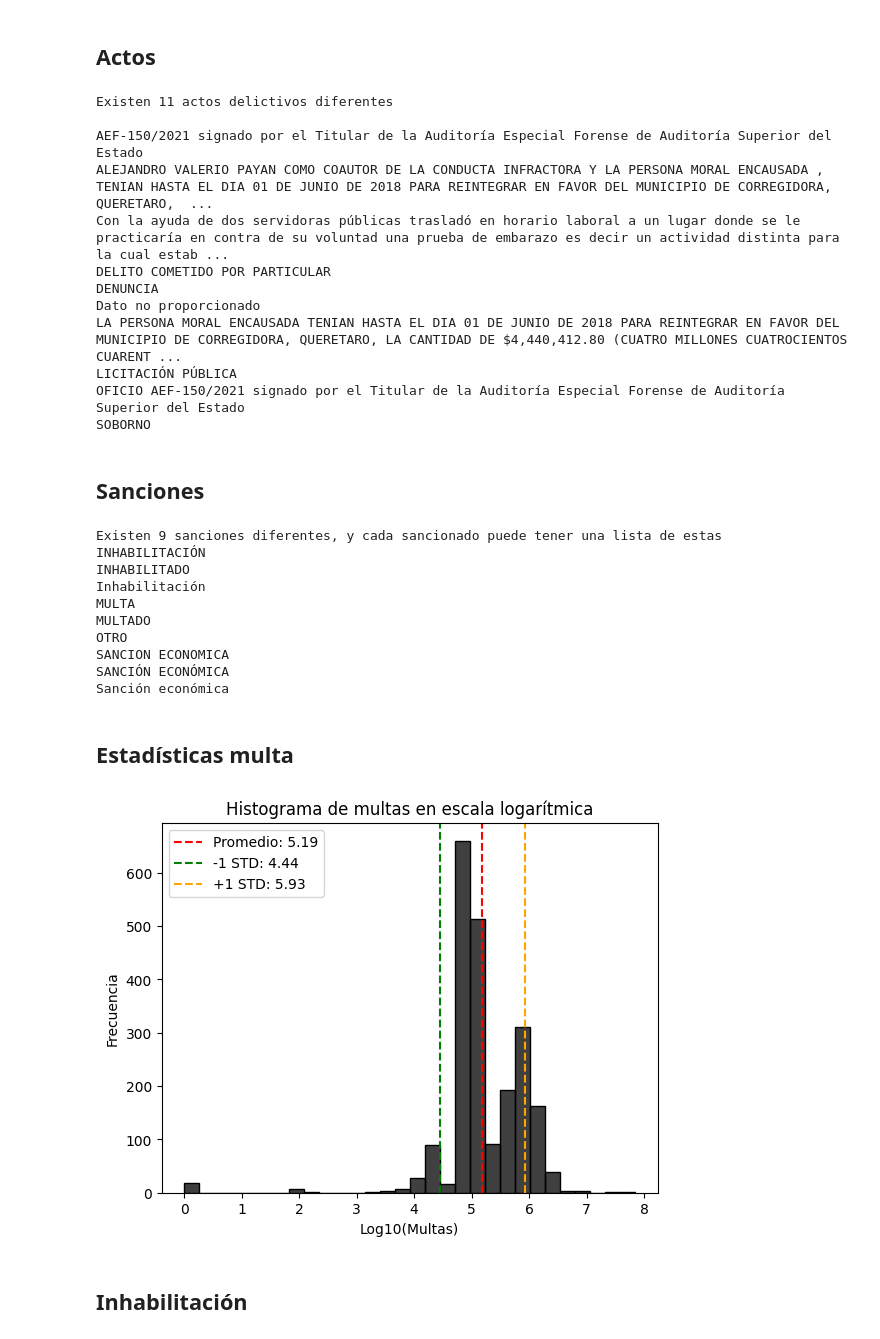
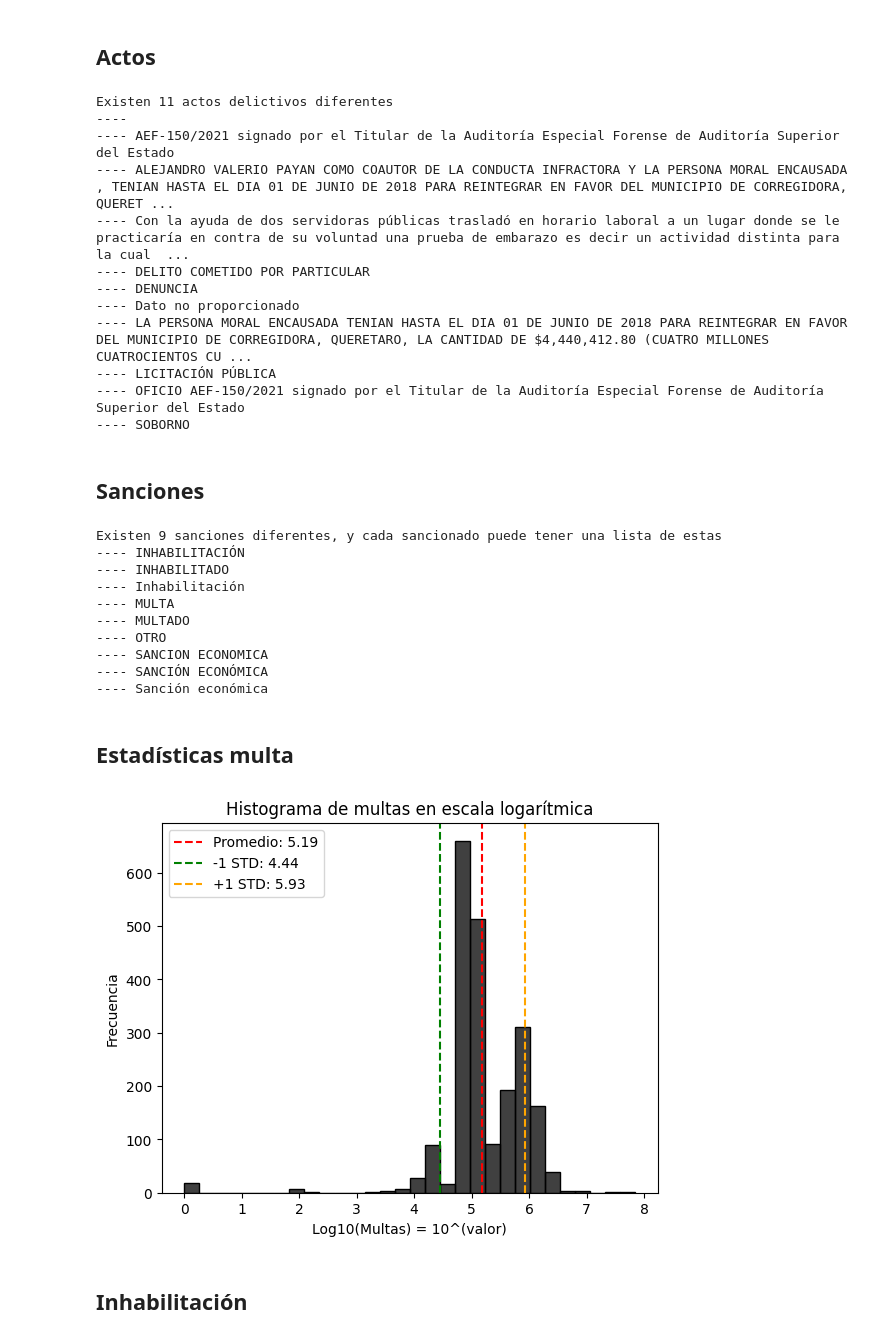
Before and after one commit to uumaaa/Dataton2024, a Jupyter notebook: s3p_unique.ipynb, the cells around one changed output. Drawn from its saved outputs; the diff is of its cells as text; code cells hidden in the pictures.

```diff
--- a/s3p_unique.ipynb
+++ b/s3p_unique.ipynb
@@ -141,20 +125,20 @@ for index,row in total_df.iterrows():
 
 print(f"Existen {len(np.unique(actos))} actos delictivos diferentes")
 for acto in np.unique(actos):
-    print(acto)
+    print(f"---- {acto}")
 # %% [output]
 Existen 11 actos delictivos diferentes
-
-AEF-150/2021 signado por el Titular de la Auditoría Especial Forense de Auditoría Superior del Estado
-ALEJANDRO VALERIO PAYAN COMO COAUTOR DE LA CONDUCTA INFRACTORA Y LA PERSONA MORAL ENCAUSADA , TENIAN HASTA EL DIA 01 DE JUNIO DE 2018 PARA REINTEGRAR EN FAVOR DEL MUNICIPIO DE CORREGIDORA, QUERETARO,  ...
-Con la ayuda de dos servidoras públicas trasladó en horario laboral a un lugar donde se le practicaría en contra de su voluntad una prueba de embarazo es decir un actividad distinta para la cual estab ...
-DELITO COMETIDO POR PARTICULAR
-DENUNCIA
-Dato no proporcionado
-LA PERSONA MORAL ENCAUSADA TENIAN HASTA EL DIA 01 DE JUNIO DE 2018 PARA REINTEGRAR EN FAVOR DEL MUNICIPIO DE CORREGIDORA, QUERETARO, LA CANTIDAD DE $4,440,412.80 (CUATRO MILLONES CUATROCIENTOS CUARENT ...
-LICITACIÓN PÚBLICA
-OFICIO AEF-150/2021 signado por el Titular de la Auditoría Especial Forense de Auditoría Superior del Estado
-SOBORNO
+----
+---- AEF-150/2021 signado por el Titular de la Auditoría Especial Forense de Auditoría Superior del Estado
+---- ALEJANDRO VALERIO PAYAN COMO COAUTOR DE LA CONDUCTA INFRACTORA Y LA PERSONA MORAL ENCAUSADA , TENIAN HASTA EL DIA 01 DE JUNIO DE 2018 PARA REINTEGRAR EN FAVOR DEL MUNICIPIO DE CORREGIDORA, QUERET ...
+---- Con la ayuda de dos servidoras públicas trasladó en horario laboral a un lugar donde se le practicaría en contra de su voluntad una prueba de embarazo es decir un actividad distinta para la cual  ...
+---- DELITO COMETIDO POR PARTICULAR
+---- DENUNCIA
+---- Dato no proporcionado
+---- LA PERSONA MORAL ENCAUSADA TENIAN HASTA EL DIA 01 DE JUNIO DE 2018 PARA REINTEGRAR EN FAVOR DEL MUNICIPIO DE CORREGIDORA, QUERETARO, LA CANTIDAD DE $4,440,412.80 (CUATRO MILLONES CUATROCIENTOS CU ...
+---- LICITACIÓN PÚBLICA
+---- OFICIO AEF-150/2021 signado por el Titular de la Auditoría Especial Forense de Auditoría Superior del Estado
+---- SOBORNO
 # %% [markdown]
 ## Sanciones
 # %%
@@ -172,51 +156,51 @@ for index,row in total_df.iterrows():
 
 print(f"Existen {len(np.unique(sanciones))} sanciones diferentes, y cada sancionado puede tener una lista de estas")
 for sancion in np.unique(sanciones):
-    print(sancion)
+    print(f"---- {sancion}")
 # %% [output]
 Existen 9 sanciones diferentes, y cada sancionado puede tener una lista de estas
-INHABILITACIÓN
-INHABILITADO
-Inhabilitación
-MULTA
-MULTADO
-OTRO
-SANCION ECONOMICA
-SANCIÓN ECONÓMICA
-Sanción económica
+---- INHABILITACIÓN
+---- INHABILITADO
+---- Inhabilitación
+---- MULTA
+---- MULTADO
+---- OTRO
+---- SANCION ECONOMICA
+---- SANCIÓN ECONÓMICA
+---- Sanción económica
 # %% [markdown]
 ## Estadísticas multa
 # %%
 multas = []
 for index,row in total_df.iterrows():
     multa = row['multa']
     if(type(multa) != float):
         if('monto' in multa):
             if(multa['monto'] is not None):
                 multas.append(multa['monto'])
 
 
 multas = np.array(multas)
 multas = multas[np.where(multas > 0)]
 log_multas = np.log10(multas)
 
 promedio_log = np.mean(log_multas)
 std_log = np.std(log_multas)
 # Crear el histograma
 plt.figure()
 sns.histplot(log_multas, bins=30, color='black')
 plt.axvline(promedio_log, color='red', linestyle='--', label=f'Promedio: {promedio_log:.2f}')
 plt.axvline(promedio_log - std_log, color='green', linestyle='--', label=f'-1 STD: {promedio_log - std_log:.2f}')
 plt.axvline(promedio_log + std_log, color='orange', linestyle='--', label=f'+1 STD: {promedio_log + std_log:.2f}')
 
 # Personalizar el gráfico
 plt.title("Histograma de multas en escala logarítmica")
-plt.xlabel("Log10(Multas)")
+plt.xlabel("Log10(Multas) = 10^(valor)")
 plt.ylabel("Frecuencia")
 plt.legend()
 plt.show()
 # %% [output]
-[figure, old version]
+[figure, new version]
 # %% [markdown]
 ## Inhabilitación
 # %%
```
Also changed, not shown: parts of 5 cells of this notebook, 1 other file.
